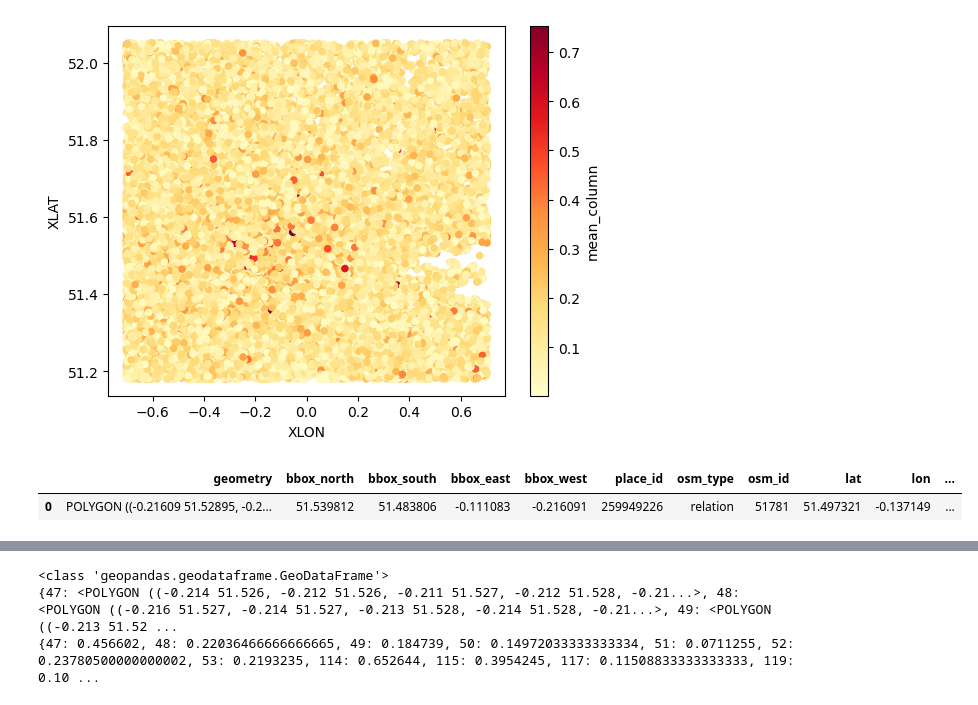
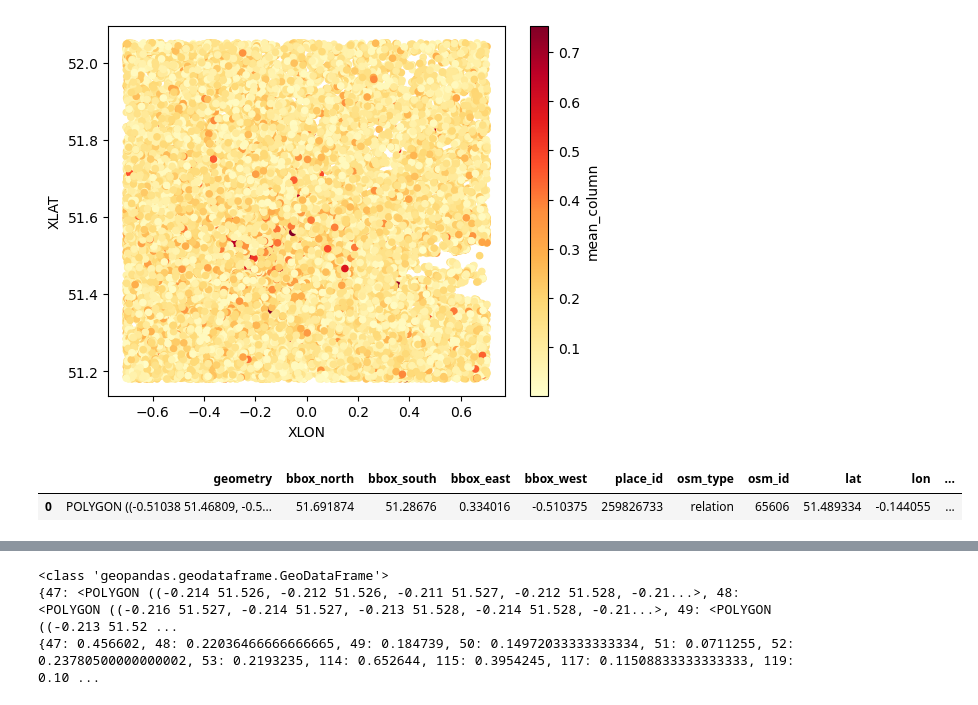
Before and after one commit to Felioxx/Mobile-ity-Scope, a Jupyter notebook: first_steps_python/first_steps.ipynb, the cells around one changed output, grey strips where cells are left out. Saved outputs shown, nothing was run; the diff lists cells and outputs as text; code cells hidden in the pictures.

```diff
--- a/first_steps_python/first_steps.ipynb
+++ b/first_steps_python/first_steps.ipynb
@@ -104,25 +104,26 @@ movement_df_12_31_tiles.plot(x="XLON", y="XLAT", kind="scatter",c="mean_column",
 # %%
 import osmnx as ox
 import geopandas as gpd
 from ipyleaflet import Map, Marker, GeoData, basemaps, LayersControl, Popup, Heatmap, Choropleth
 from ipywidgets import HTML
 import pandas as pd
 
 # Specify the area of interest
 place_name = "City of London, England, UK"
 
 # Get place boundary related to the place name as a geodataframe
 area = ox.geocode_to_gdf(place_name)
 
 # Specify the area of interest
-westminster = "Westminster, England, UK"
+westminster = "London, England, UK"
 
 # Get place boundary related to the place name as a geodataframe
 westminster = ox.geocode_to_gdf(westminster)
+area
 westminster
 # %% [output]
 |  | geometry | bbox_north | bbox_south | bbox_east | bbox_west | place_id | osm_type | osm_id | lat | lon | ... |
-| 0 | POLYGON ((-0.21609 51.52895, -0.2... | 51.539812 | 51.483806 | -0.111083 | -0.216091 | 259949226 | relation | 51781 | 51.497321 | -0.137149 | ... |
+| 0 | POLYGON ((-0.51038 51.46809, -0.5... | 51.691874 | 51.28676 | 0.334016 | -0.510375 | 259826733 | relation | 65606 | 51.489334 | -0.144055 | ... |
 # %%
 
 movement_df = gpd.GeoDataFrame(
```
Also changed, not shown: parts of 6 cells of this notebook, 4 other files.
